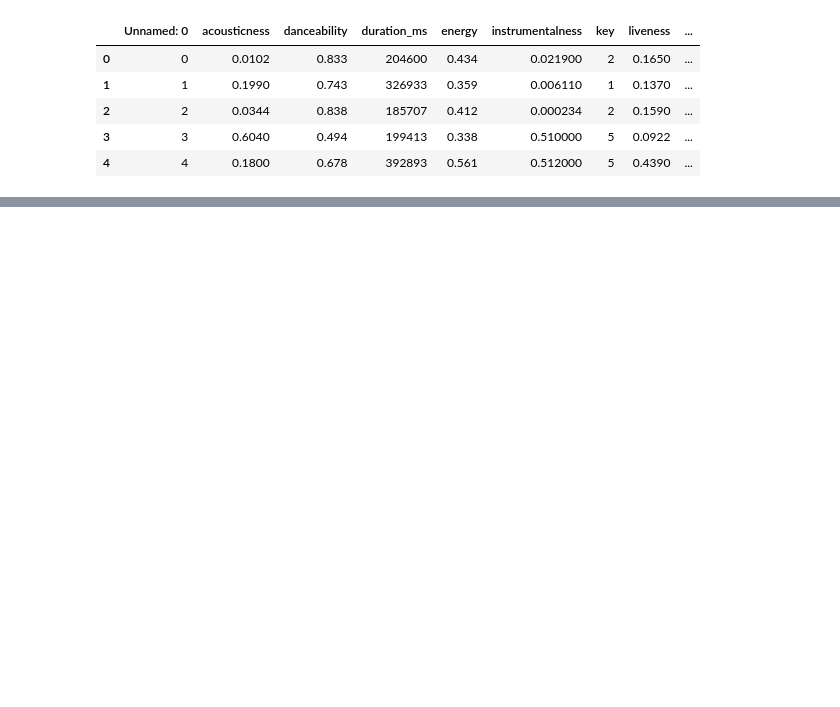
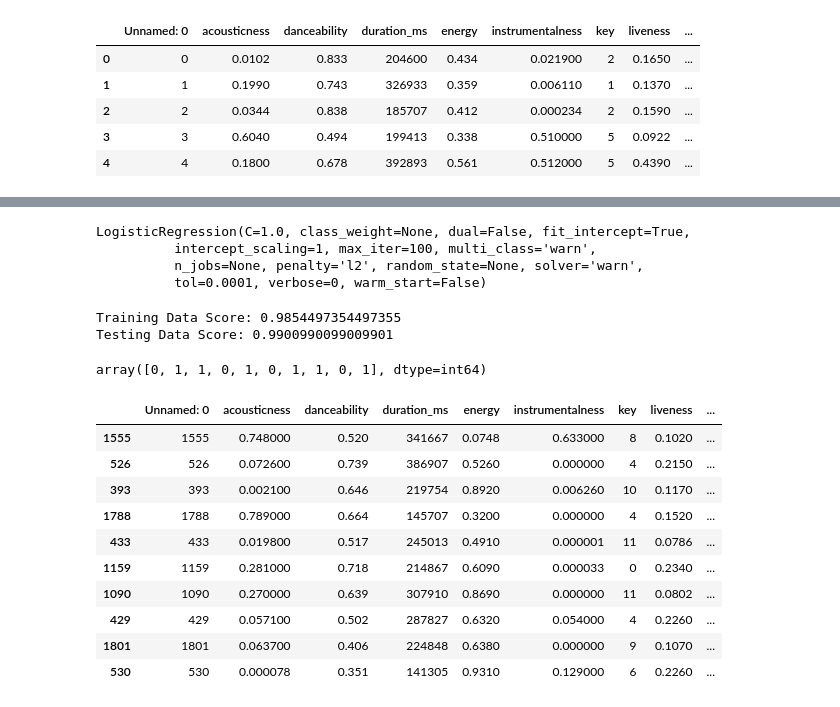
Before and after one commit to RyanSchraeder/SpotiPy, a Jupyter notebook: Music_ML-Regression.ipynb, the cells around one changed output, grey strips where cells are left out. Drawn from its saved outputs; the diff is of its cells as text; code cells hidden in the pictures; blank space fills up the shorter version.

Commit message:
Add files via upload
updated regression model

```diff
--- a/Music_ML-Regression.ipynb
+++ b/Music_ML-Regression.ipynb
@@ -35,8 +38,9 @@ data.head()
 # Note: Sklearn requires a two-dimensional array of values
 # so we use reshape to create this
 
-X = data["valence"].values.reshape(-1, 1)
-y = data["energy"].values.reshape(-1, 1)
+y = data["target"]
+X = data.drop(columns=["target", 'song_title', 'artist'])
+
 
 print("Shape: ", X.shape, y.shape)
 # %% [output]
@@ -89,0 +87,18 @@ model.score(X_test, y_test)
+# %%
+# fit the scaled model
+
+model2 = LogisticRegression()
+model2.fit(X_train_scaled, y_train)
+# %% [output]
+LogisticRegression(C=1.0, class_weight=None, dual=False, fit_intercept=True,
+          intercept_scaling=1, max_iter=100, multi_class='warn',
+          n_jobs=None, penalty='l2', random_state=None, solver='warn',
+          tol=0.0001, verbose=0, warm_start=False)
+# %%
+# print the scaled scores
+
+print(f"Training Data Score: {model2.score(X_train_scaled, y_train)}")
+print(f"Testing Data Score: {model2.score(X_test_scaled, y_test)}")
+# %% [output]
+Training Data Score: 0.9854497354497355
+Testing Data Score: 0.9900990099009901
@@ -89,0 +107,20 @@ model.score(X_test, y_test)
+# %%
+# Use our model to predict a value
+predicted = model.predict(X_test[:10])
+predicted
+# %% [output]
+array([0, 1, 1, 0, 1, 0, 1, 1, 0, 1], dtype=int64)
+# %%
+X_test[:10]
+# %% [output]
+|  | Unnamed: 0 | acousticness | danceability | duration_ms | energy | instrumentalness | key | liveness | ... |
+| 1555 | 1555 | 0.748000 | 0.520 | 341667 | 0.0748 | 0.633000 | 8 | 0.1020 | ... |
+| 526 | 526 | 0.072600 | 0.739 | 386907 | 0.5260 | 0.000000 | 4 | 0.2150 | ... |
+| 393 | 393 | 0.002100 | 0.646 | 219754 | 0.8920 | 0.006260 | 10 | 0.1170 | ... |
+| 1788 | 1788 | 0.789000 | 0.664 | 145707 | 0.3200 | 0.000000 | 4 | 0.1520 | ... |
+| 433 | 433 | 0.019800 | 0.517 | 245013 | 0.4910 | 0.000001 | 11 | 0.0786 | ... |
+| 1159 | 1159 | 0.281000 | 0.718 | 214867 | 0.6090 | 0.000033 | 0 | 0.2340 | ... |
+| 1090 | 1090 | 0.270000 | 0.639 | 307910 | 0.8690 | 0.000000 | 11 | 0.0802 | ... |
+| 429 | 429 | 0.057100 | 0.502 | 287827 | 0.6320 | 0.054000 | 4 | 0.2260 | ... |
+| 1801 | 1801 | 0.063700 | 0.406 | 224848 | 0.6380 | 0.000000 | 9 | 0.1070 | ... |
+| 530 | 530 | 0.000078 | 0.351 | 141305 | 0.9310 | 0.129000 | 6 | 0.2260 | ... |
```
Also changed, not shown: parts of 22 cells of this notebook.
